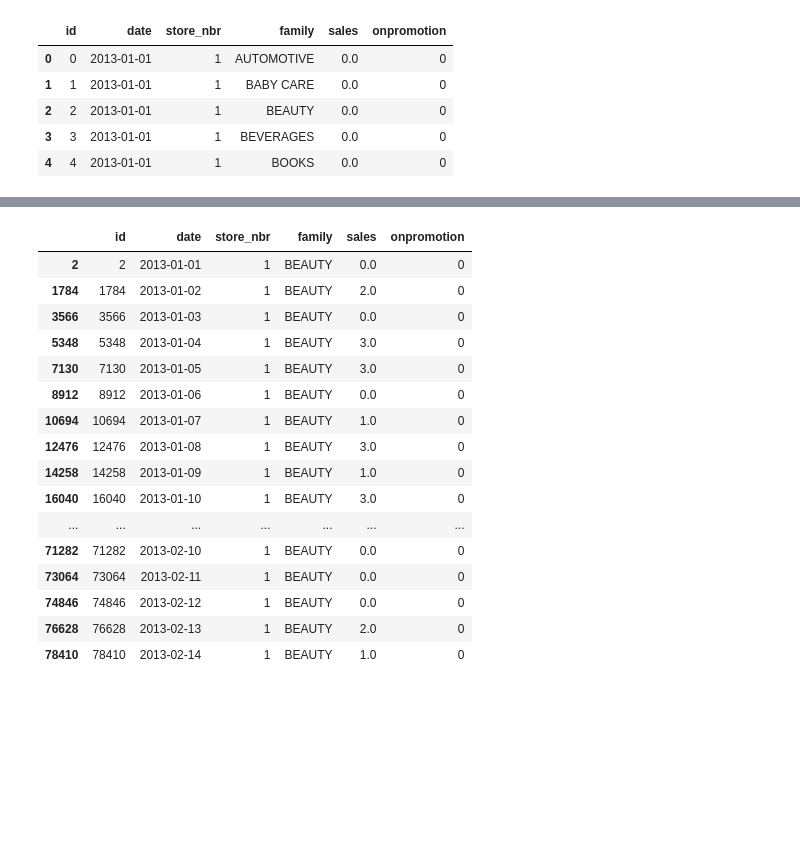
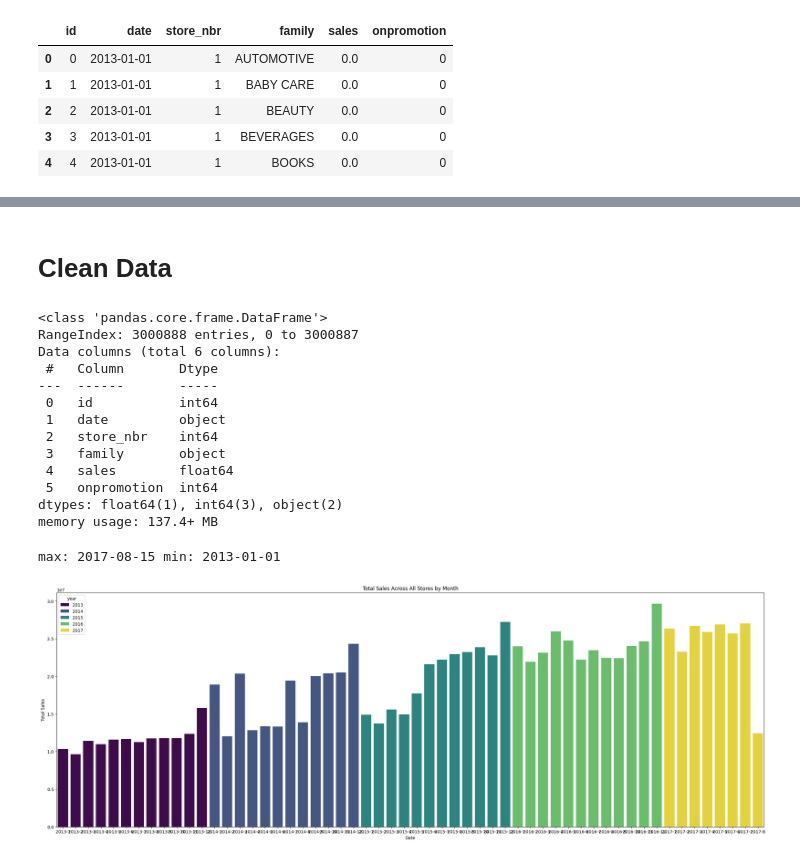
Before and after one commit to coryleroy1/Store-Sales, a Jupyter notebook: code/01_data_exploration.ipynb, the cells around one changed output, grey strips where cells are left out. Saved outputs shown, nothing was run; the diff lists cells and outputs as text; code cells hidden in the pictures; blank space fills up the shorter version.

```diff
--- a/code/01_data_exploration.ipynb
+++ b/code/01_data_exploration.ipynb
@@ -30,20 +60,38 @@ df_train.head()
+# %% [markdown]
+# Clean Data
+# %%
+df_train.info()
+# %% [output]
+<class 'pandas.core.frame.DataFrame'>
+RangeIndex: 3000888 entries, 0 to 3000887
+Data columns (total 6 columns):
+ #   Column       Dtype
+---  ------       -----
+ 0   id           int64
+ 1   date         object
+ 2   store_nbr    int64
+ 3   family       object
+ 4   sales        float64
+ 5   onpromotion  int64
+dtypes: float64(1), int64(3), object(2)
+memory usage: 137.4+ MB
+# %%
+print('max:',df_train['date'].max(), 'min:',df_train['date'].min())
+# %% [output]
+max: 2017-08-15 min: 2013-01-01
+# %%
+df_train['date'] = pd.to_datetime(df_train['date'])
+# %%
+#add time element features
+df_train['day'] = df_train['date'].dt.day
+df_train['day_of_week'] = df_train['date'].dt.dayofweek
+df_train['day_name'] = df_train['date'].dt.day_name()
+df_train['week'] = df_train['date'].dt.isocalendar().week
+df_train['month'] = df_train['date'].dt.month
+df_train['year'] = df_train['date'].dt.year
 # %%
-df_train[(df_train['store_nbr']==1) & (df_train['family']=='BEAUTY') & (df_train['date']<'2013-02-15')]
+#
-# %% [output]
-|  | id | date | store_nbr | family | sales | onpromotion |
-| 2 | 2 | 2013-01-01 | 1 | BEAUTY | 0.0 | 0 |
-| 1784 | 1784 | 2013-01-02 | 1 | BEAUTY | 2.0 | 0 |
-| 3566 | 3566 | 2013-01-03 | 1 | BEAUTY | 0.0 | 0 |
-| 5348 | 5348 | 2013-01-04 | 1 | BEAUTY | 3.0 | 0 |
-| 7130 | 7130 | 2013-01-05 | 1 | BEAUTY | 3.0 | 0 |
-| 8912 | 8912 | 2013-01-06 | 1 | BEAUTY | 0.0 | 0 |
-| 10694 | 10694 | 2013-01-07 | 1 | BEAUTY | 1.0 | 0 |
-| 12476 | 12476 | 2013-01-08 | 1 | BEAUTY | 3.0 | 0 |
-| 14258 | 14258 | 2013-01-09 | 1 | BEAUTY | 1.0 | 0 |
-| 16040 | 16040 | 2013-01-10 | 1 | BEAUTY | 3.0 | 0 |
-| ... | ... | ... | ... | ... | ... | ... |
-| 71282 | 71282 | 2013-02-10 | 1 | BEAUTY | 0.0 | 0 |
-| 73064 | 73064 | 2013-02-11 | 1 | BEAUTY | 0.0 | 0 |
-| 74846 | 74846 | 2013-02-12 | 1 | BEAUTY | 0.0 | 0 |
-| 76628 | 76628 | 2013-02-13 | 1 | BEAUTY | 2.0 | 0 |
-| 78410 | 78410 | 2013-02-14 | 1 | BEAUTY | 1.0 | 0 |
+# %%
+df_daily_sales = df_train.groupby('date')['sales'].sum().reset_index()
+df_monthly_sales = df_train.groupby(['year','month'])['sales'].sum().reset_index()
+df_monthly_sales_by_store = df_train.groupby(['year','month', 'store_nbr'])['sales'].sum().reset_index()
@@ -49,0 +101,10 @@ df_train[(df_train['store_nbr']==1) & (df_train['family']=='BEAUTY') & (df_train
+# %%
+plt.figure(figsize=(30, 10))
+#plt.plot(df_monthly_sales['year'].astype(str)+'-'+df_monthly_sales['month'].astype(str) , df_monthly_sales['sales'], marker='o', color='year')
+sns.barplot(x=df_monthly_sales['year'].astype(str)+'-'+df_monthly_sales['month'].astype(str), y='sales', hue='year', data=df_monthly_sales, palette='viridis')
+plt.xlabel('Date')
+plt.ylabel('Total Sales')
+plt.title('Total Sales Across All Stores by Month')
+plt.show()
+# %% [output]
+[figure, added]
```
Also changed, not shown: parts of 12 cells of this notebook.
